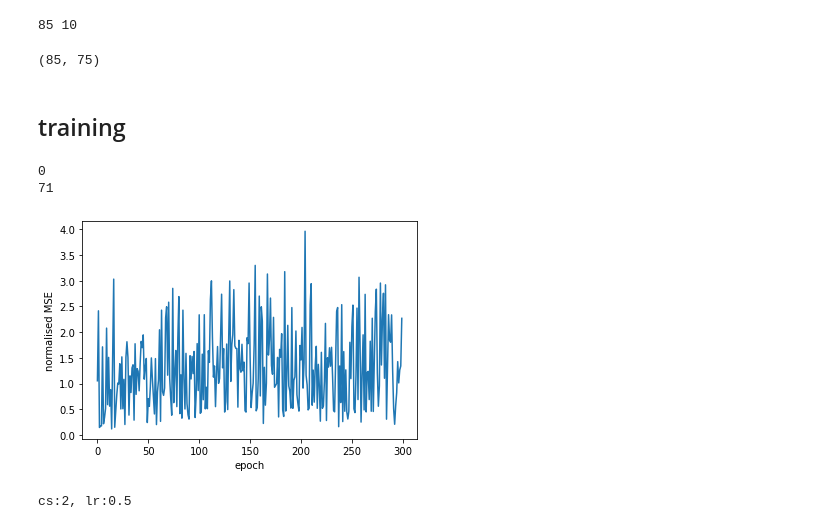
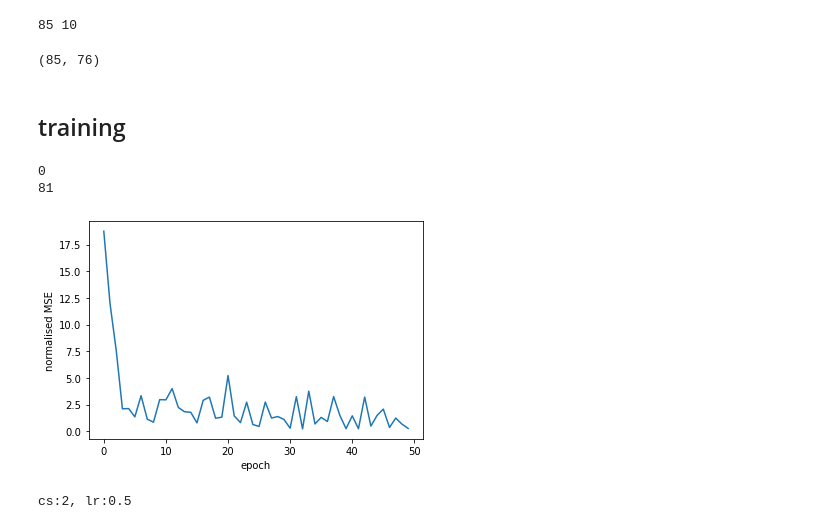
Before and after one commit to JohnFNovak/QRBM, a Jupyter notebook: qrmb_medical - autoencoder - diagnosis.ipynb, the cells around one changed output. Saved outputs shown, nothing was run; the diff lists cells and outputs as text; code cells hidden in the pictures.

```diff
--- a/qrmb_medical - autoencoder - diagnosis.ipynb
+++ b/qrmb_medical - autoencoder - diagnosis.ipynb
@@ -35,9 +35,9 @@ Here you can set hyperparameters for learning:
  - epochs: number of epochs
  - lr: learning rate
 # %%
-n_hidden = 300
+n_hidden = 50
 qpu = False
-epochs = 300
+epochs = 50
 lr = 0.1
 # %% [markdown]
 ## reading dataset
@@ -47,9 +47,3 @@ data = pd.read_csv('encoded_data.csv')
 ## prepare train and test set
 # %%
 cols = data.columns
-# %%
-cols = [x for x in cols if not x.startswith('Disease')]
-# %%
-cols = [x for x in cols if not '?' in x]
-# %%
-cols = [x for x in cols if not 'Treatment' in x]
@@ -114,7 +114,7 @@ X_test = data.values[test]
 # %%
 X_train.shape
 # %% [output]
-(85, 75)
+(85, 76)
 # %% [markdown]
 ## training
 # %%
@@ -125,17 +125,17 @@ X_train.shape
 bm = QRBM(X_train[0], n_hidden=n_hidden, qpu=qpu)
 bm.tqdm = tqdm
 # %%
-bm.train(X_train, epochs = 300, lr = lr, lr_decay = 0.1)
+bm.train(X_train, epochs = epochs, lr = lr, lr_decay = 0.1)
 
 # snapshot = tracemalloc.take_snapshot()
 # top_stats = snapshot.statistics('lineno')
 
 # for stat in top_stats[:10]:
 #    print(stat)
 # %% [output]
 0
-71
+81
-[figure, old version]
+[figure, new version]
 # %%
 for cs in [2, 3, 4, 5, 6, 10]:
     for lr in [0.5, 0.1, 0.05, 0.01, 0.005]:
```
Also changed, not shown: parts of 28 cells of this notebook.
